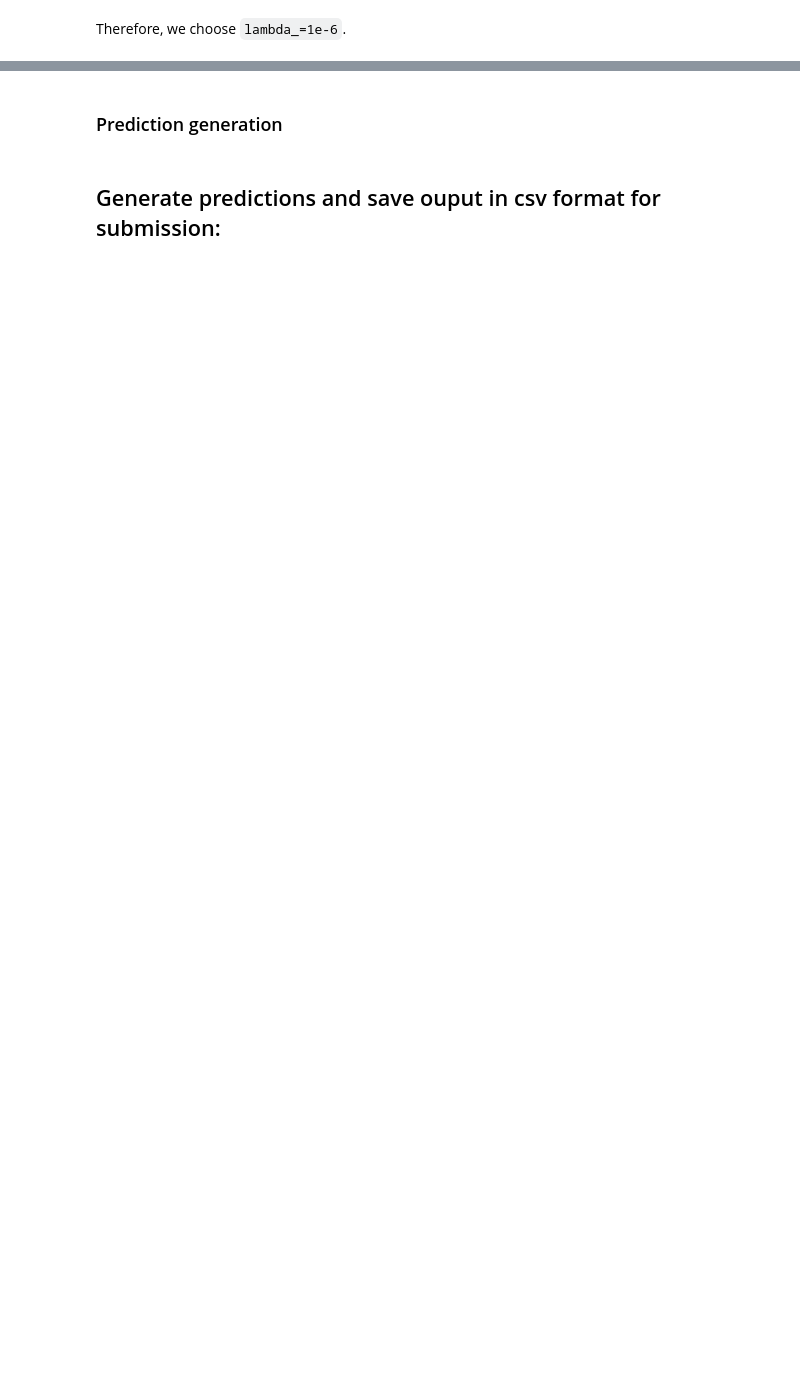
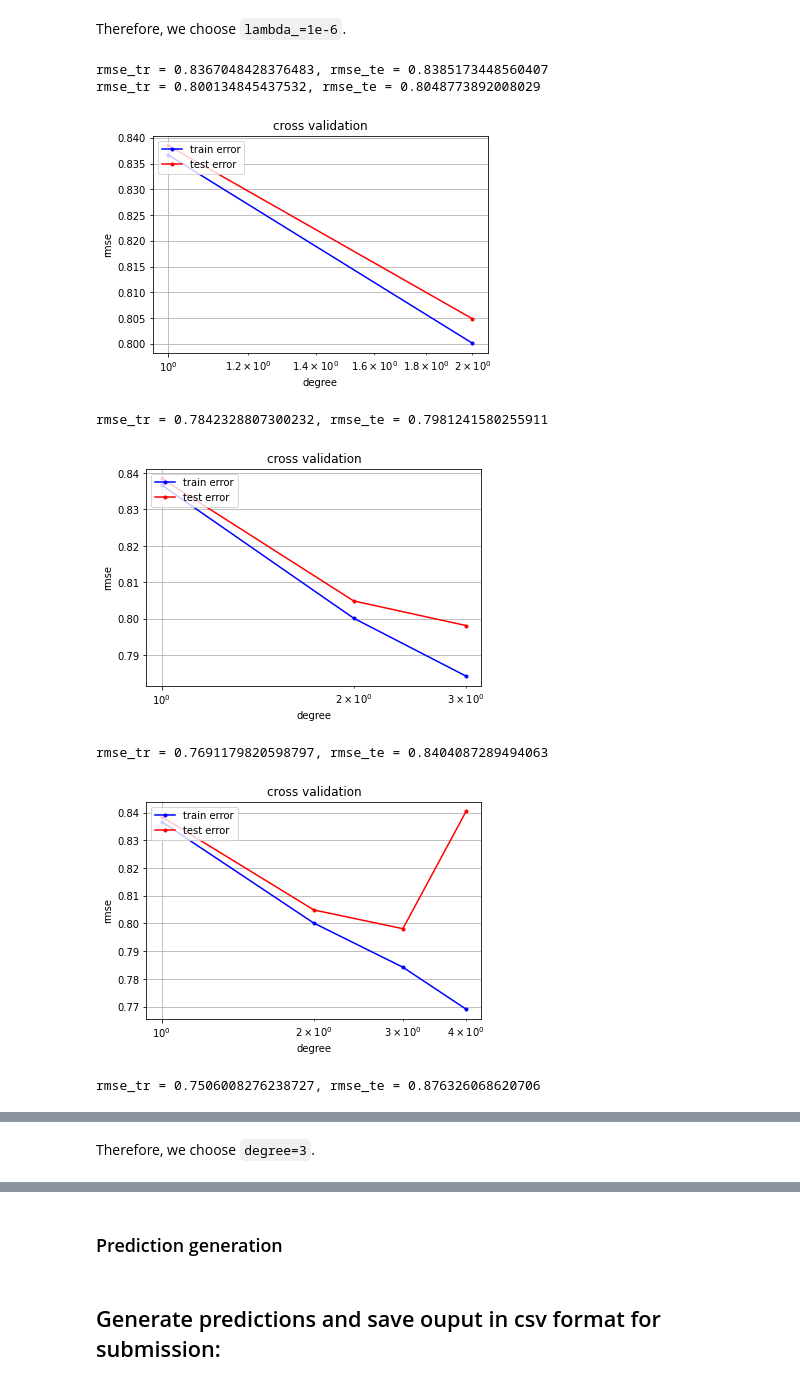
Before and after one commit to CS-433/ml-project-1-krz, a Jupyter notebook: scripts/exploration.ipynb, the cells around one changed output, grey strips where cells are left out. Saved outputs shown, nothing was run; the diff lists cells and outputs as text; code cells hidden in the pictures; blank space fills up the shorter version.

Commit message:
Add cross validation for degrees and polynomial expansion

```diff
--- a/scripts/exploration.ipynb
+++ b/scripts/exploration.ipynb
@@ -365,2 +365,15 @@ Lambda value 4 (=0.01), rmse_tr = 0.7506375551898168, rmse_te = 0.74875679527161
 # %% [markdown]
 Therefore, we choose `lambda_=1e-6`.
+# %%
+ind = 2
+degrees = np.array([1,2,3,4,5])
+cross_validation_demo_2(y_cats[ind], final_features[ind], 1, 10, degrees, np.array([0]))
+# %% [output]
+rmse_tr = 0.8367048428376483, rmse_te = 0.8385173448560407
+rmse_tr = 0.800134845437532, rmse_te = 0.8048773892008029
+[figure, added]
+rmse_tr = 0.7842328807300232, rmse_te = 0.7981241580255911
+[figure, added]
+rmse_tr = 0.7691179820598797, rmse_te = 0.8404087289494063
+[figure, added]
+rmse_tr = 0.7506008276238727, rmse_te = 0.876326068620706
@@ -367,3 +381,5 @@ Therefore, we choose `lambda_=1e-6`.
+# %% [markdown]
+Therefore, we choose `degree=3`.
 # %%
 weights_arr = []
 lambda_ = 1e-6
```
Also changed, not shown: parts of 5 cells of this notebook, 3 other files.
